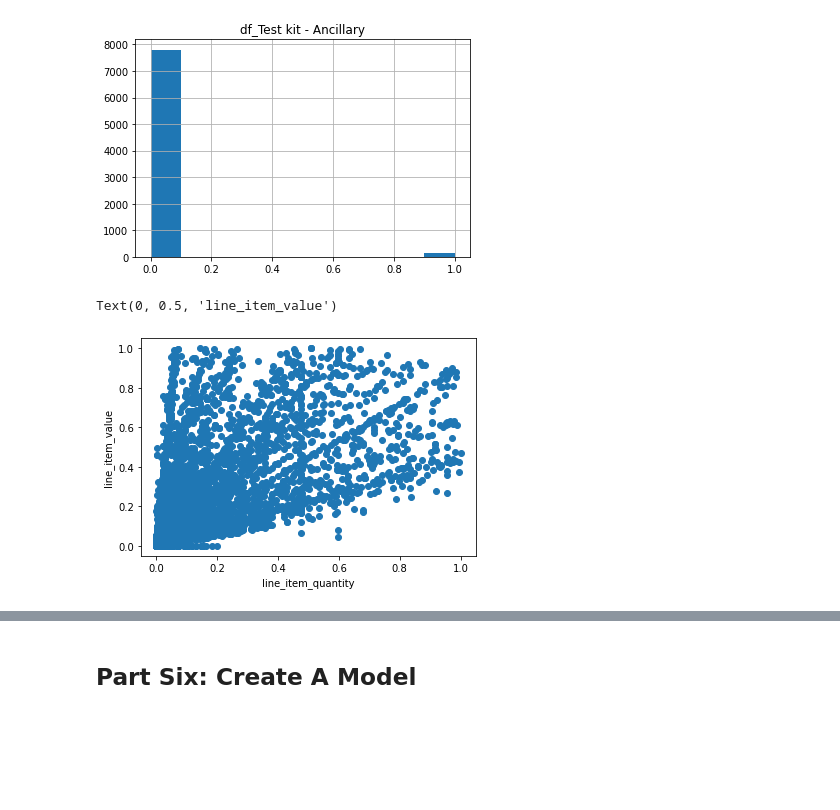
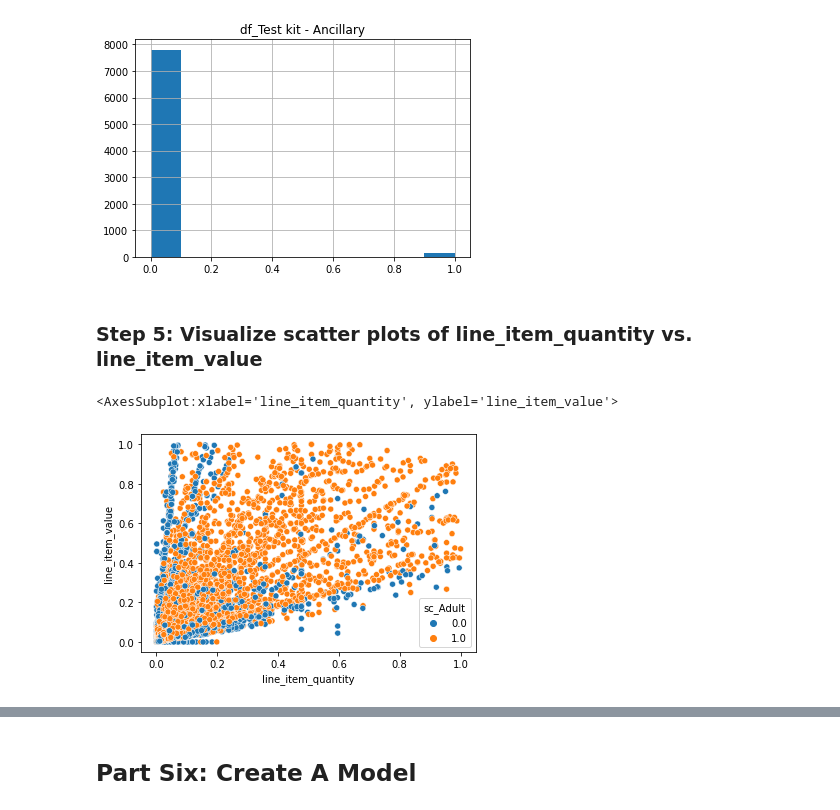
Before and after one commit to abbylloyd03/44688-Data-Analytics-Capstone, a Jupyter notebook: Lloyd-Capstone-v2.ipynb, the cells around one changed output, grey strips where cells are left out. Saved outputs shown, nothing was run; the diff lists cells and outputs as text; code cells hidden in the pictures; blank space fills up the shorter version.

```diff
--- a/Lloyd-Capstone-v2.ipynb
+++ b/Lloyd-Capstone-v2.ipynb
@@ -482,10 +487,10 @@ array([[<AxesSubplot:title={'center':'df_Test kit - Ancillary'}>]],
 [figure]
 [figure]
 [figure]
-# %%
-plt.scatter(df_max_scaled['line_item_quantity'], df_max_scaled['line_item_value'])
-plt.xlabel("line_item_quantity")
-plt.ylabel("line_item_value")
-# %% [output]
-Text(0, 0.5, 'line_item_value')
-[figure, removed]
+# %% [markdown]
+### Step 5: Visualize scatter plots of line_item_quantity vs. line_item_value
+# %%
+sns.scatterplot(data=df_max_scaled, x='line_item_quantity', y='line_item_value', hue='sc_Adult')
+# %% [output]
+<AxesSubplot:xlabel='line_item_quantity', ylabel='line_item_value'>
+[figure, added]
```
Also changed, not shown: parts of 14 cells of this notebook.
